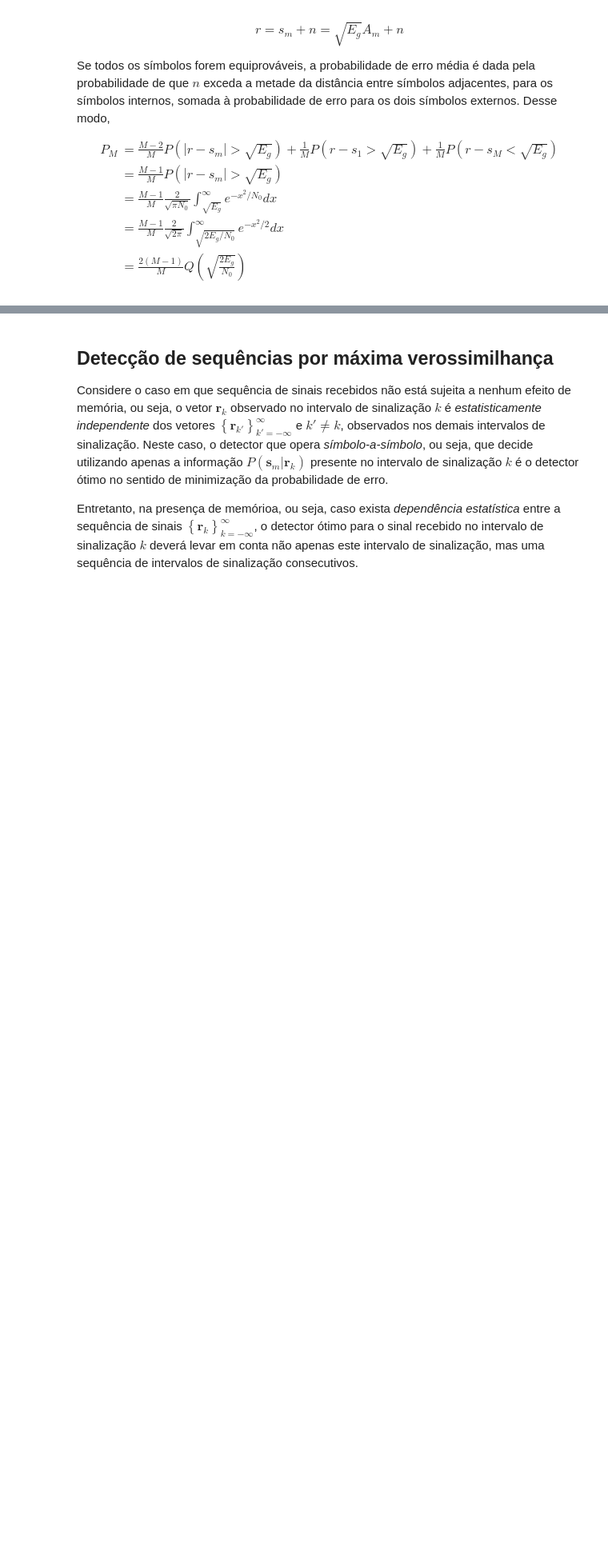
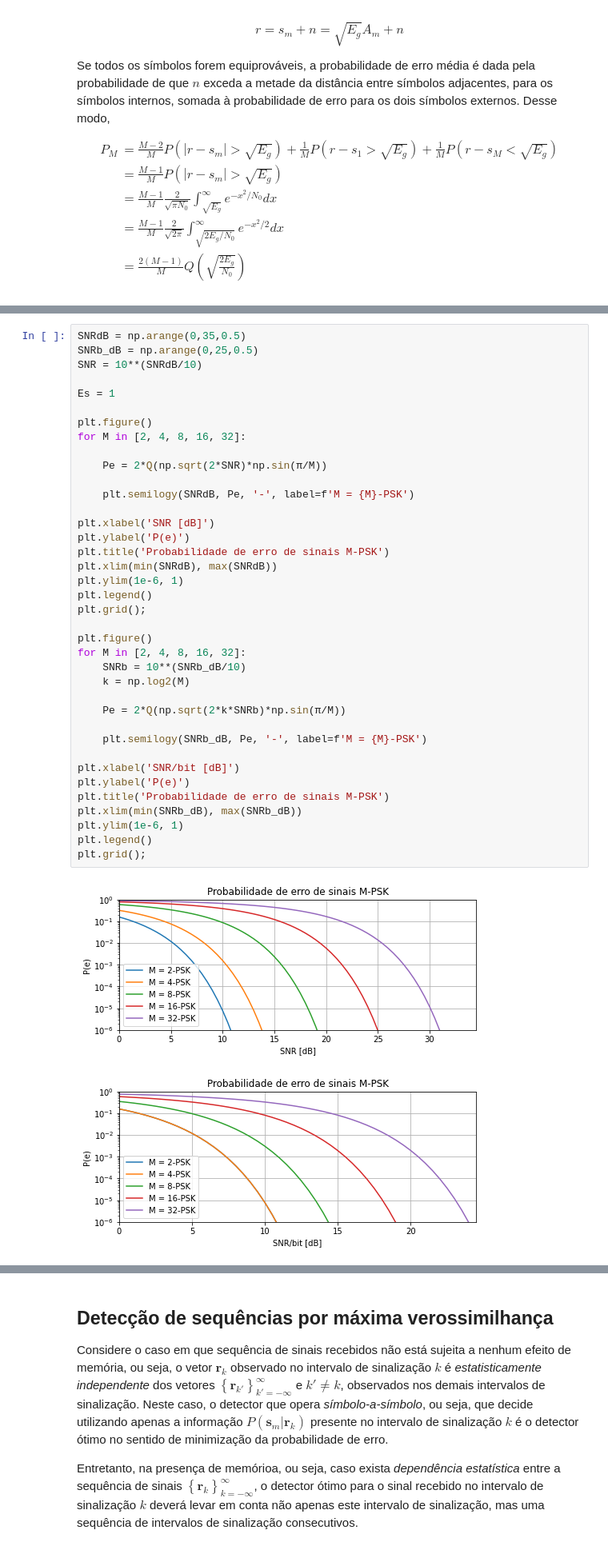
Before and after one commit to edsonportosilva/TDI, a Jupyter notebook: jupyter/3 - Receptores ótimos para canais AWGN.ipynb, the cells around one changed output, grey strips where cells are left out. Shown at 80% size. Drawn from its saved outputs; the diff is of its cells as text; blank space fills up the shorter version.

```diff
--- a/jupyter/3 - Receptores ótimos para canais AWGN.ipynb
+++ b/jupyter/3 - Receptores ótimos para canais AWGN.ipynb
@@ -1342,3 +1354,44 @@ $$
+# %%
+SNRdB = np.arange(0,35,0.5)
+SNRb_dB = np.arange(0,25,0.5)
+SNR = 10**(SNRdB/10)
+
+Es = 1
+
+plt.figure()
+for M in [2, 4, 8, 16, 32]:
+
+    Pe = 2*Q(np.sqrt(2*SNR)*np.sin(π/M))
+
+    plt.semilogy(SNRdB, Pe, '-', label=f'M = {M}-PSK')
+
+plt.xlabel('SNR [dB]')
+plt.ylabel('P(e)')
+plt.title('Probabilidade de erro de sinais M-PSK')
+plt.xlim(min(SNRdB), max(SNRdB))
+plt.ylim(1e-6, 1)
+plt.legend()
+plt.grid();
+
+plt.figure()
+for M in [2, 4, 8, 16, 32]:
+    SNRb = 10**(SNRb_dB/10)
+    k = np.log2(M)
+
+    Pe = 2*Q(np.sqrt(2*k*SNRb)*np.sin(π/M))
+
+    plt.semilogy(SNRb_dB, Pe, '-', label=f'M = {M}-PSK')
+
+plt.xlabel('SNR/bit [dB]')
+plt.ylabel('P(e)')
+plt.title('Probabilidade de erro de sinais M-PSK')
+plt.xlim(min(SNRb_dB), max(SNRb_dB))
+plt.ylim(1e-6, 1)
+plt.legend()
+plt.grid();
+# %% [output]
+[figure, added]
+[figure, added]
 # %%
 import numpy as np
 from scipy.integrate import dblquad, quad
```
Also changed, not shown: parts of 24 cells of this notebook, 1 other file.
